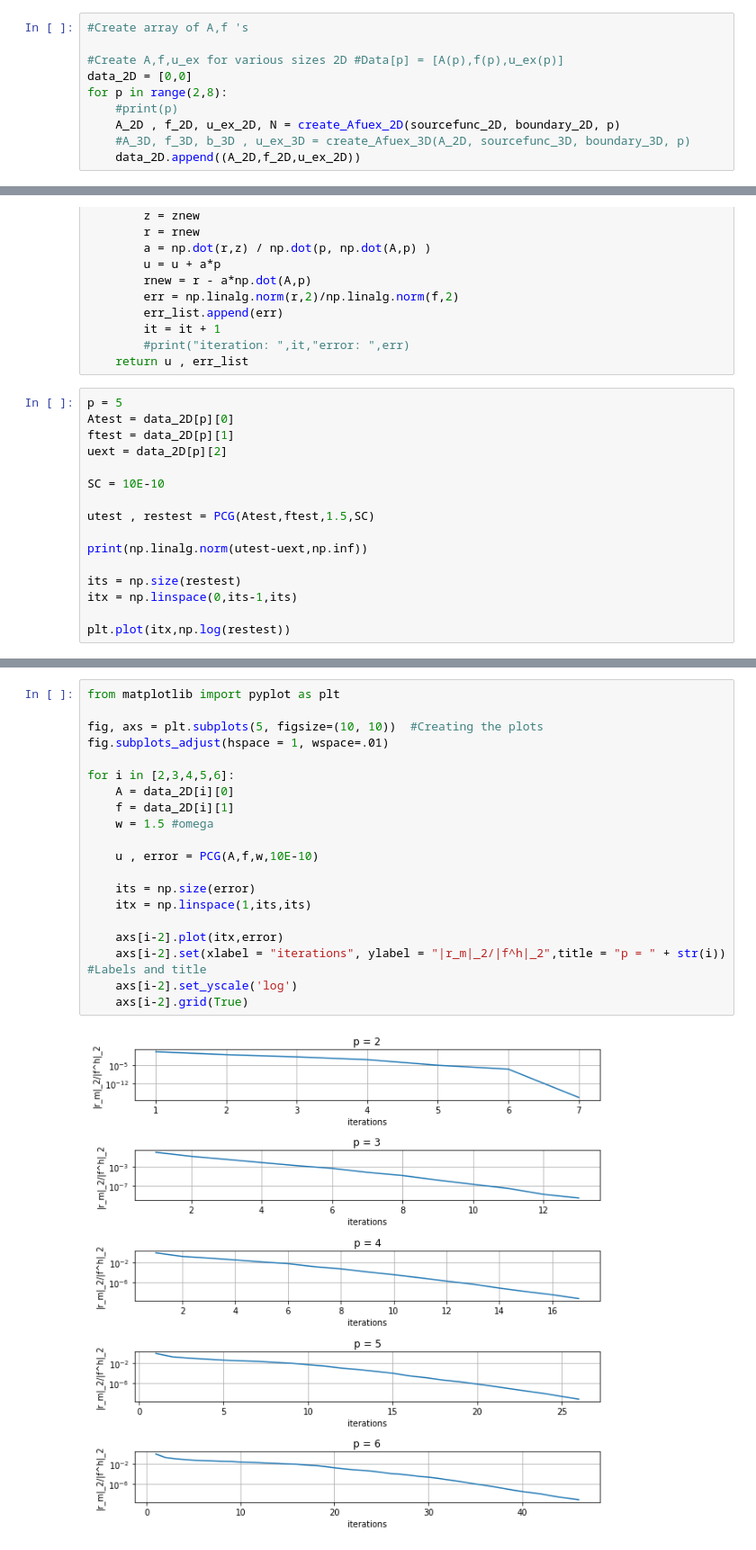
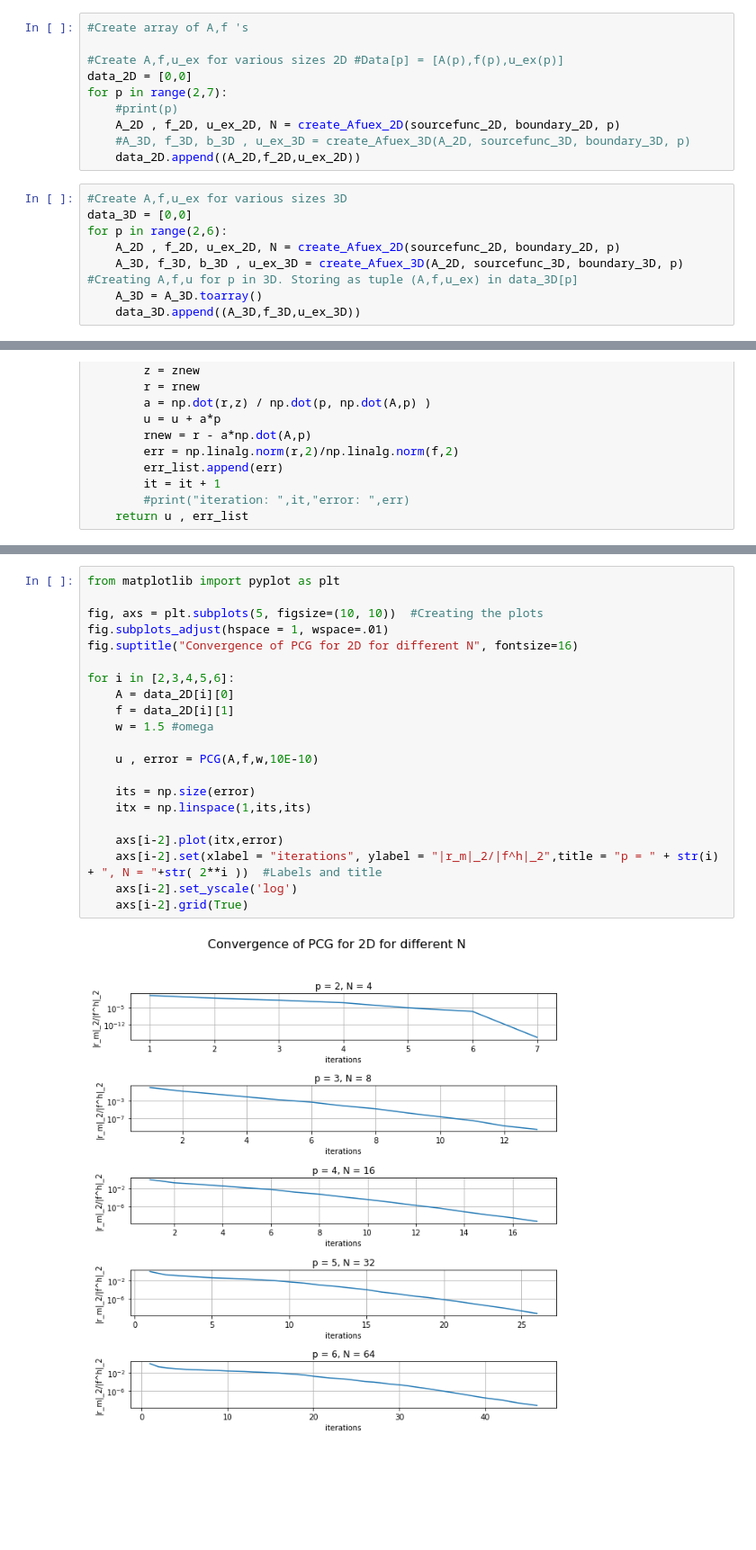
Before and after one commit to bjarkeh97/Scientific_Computing_project, a Jupyter notebook: Problem 6.ipynb, the cells around one changed output, grey strips where cells are left out. Shown: that part at 90% size. Cells and saved outputs as stored; diff of their text form; blank space fills up the shorter version.

```diff
--- a/Problem 6.ipynb
+++ b/Problem 6.ipynb
@@ -95,11 +174,19 @@ def create_Afuex_2D(sourcefunc_2D, boundary_2D, p):
 
 #Create A,f,u_ex for various sizes 2D #Data[p] = [A(p),f(p),u_ex(p)]
 data_2D = [0,0]
-for p in range(2,8):
+for p in range(2,7):
     #print(p)
     A_2D , f_2D, u_ex_2D, N = create_Afuex_2D(sourcefunc_2D, boundary_2D, p)
     #A_3D, f_3D, b_3D , u_ex_3D = create_Afuex_3D(A_2D, sourcefunc_3D, boundary_3D, p)
     data_2D.append((A_2D,f_2D,u_ex_2D))
+# %%
+#Create A,f,u_ex for various sizes 3D
+data_3D = [0,0]
+for p in range(2,6):
+    A_2D , f_2D, u_ex_2D, N = create_Afuex_2D(sourcefunc_2D, boundary_2D, p)
+    A_3D, f_3D, b_3D , u_ex_3D = create_Afuex_3D(A_2D, sourcefunc_3D, boundary_3D, p)  #Creating A,f,u for p in 3D. Storing as tuple (A,f,u_ex) in data_3D[p]
+    A_3D = A_3D.toarray()
+    data_3D.append((A_3D,f_3D,u_ex_3D))
 # %%
 #Import forward and backward substitutions and define inverse diagonal matrix vector product and adjust
 
@@ -163,19 +250,3 @@ def PCG(A,f,omega,StopCrit):
         it = it + 1
         #print("iteration: ",it,"error: ",err)
     return u , err_list
-# %%
-p = 5
-Atest = data_2D[p][0]
-ftest = data_2D[p][1]
-uext = data_2D[p][2]
-
-SC = 10E-10
-
-utest , restest = PCG(Atest,ftest,1.5,SC)
-
-print(np.linalg.norm(utest-uext,np.inf))
-
-its = np.size(restest)
-itx = np.linspace(0,its-1,its)
-
-plt.plot(itx,np.log(restest))
@@ -186,22 +253,23 @@ plt.plot(itx,np.log(restest))
 # %%
 from matplotlib import pyplot as plt
 
 fig, axs = plt.subplots(5, figsize=(10, 10))  #Creating the plots
 fig.subplots_adjust(hspace = 1, wspace=.01)
+fig.suptitle("Convergence of PCG for 2D for different N", fontsize=16)
 
 for i in [2,3,4,5,6]:
     A = data_2D[i][0]
     f = data_2D[i][1]
     w = 1.5 #omega
 
     u , error = PCG(A,f,w,10E-10)
 
     its = np.size(error)
     itx = np.linspace(1,its,its)
 
     axs[i-2].plot(itx,error)
-    axs[i-2].set(xlabel = "iterations", ylabel = "|r_m|_2/|f^h|_2",title = "p = " + str(i))  #Labels and title
+    axs[i-2].set(xlabel = "iterations", ylabel = "|r_m|_2/|f^h|_2",title = "p = " + str(i) + ", N = "+str( 2**i ))  #Labels and title
     axs[i-2].set_yscale('log')
     axs[i-2].grid(True)
 # %% [output]
-[figure, old version]
+[figure, new version]
```
Also changed, not shown: parts of 3 cells of this notebook.
